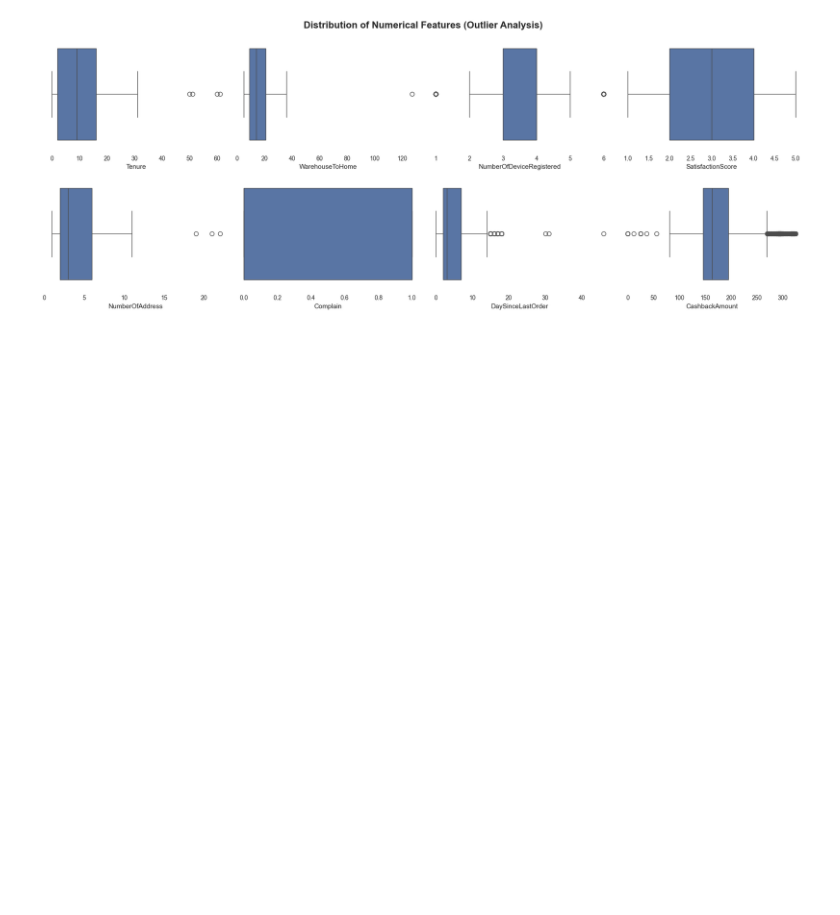
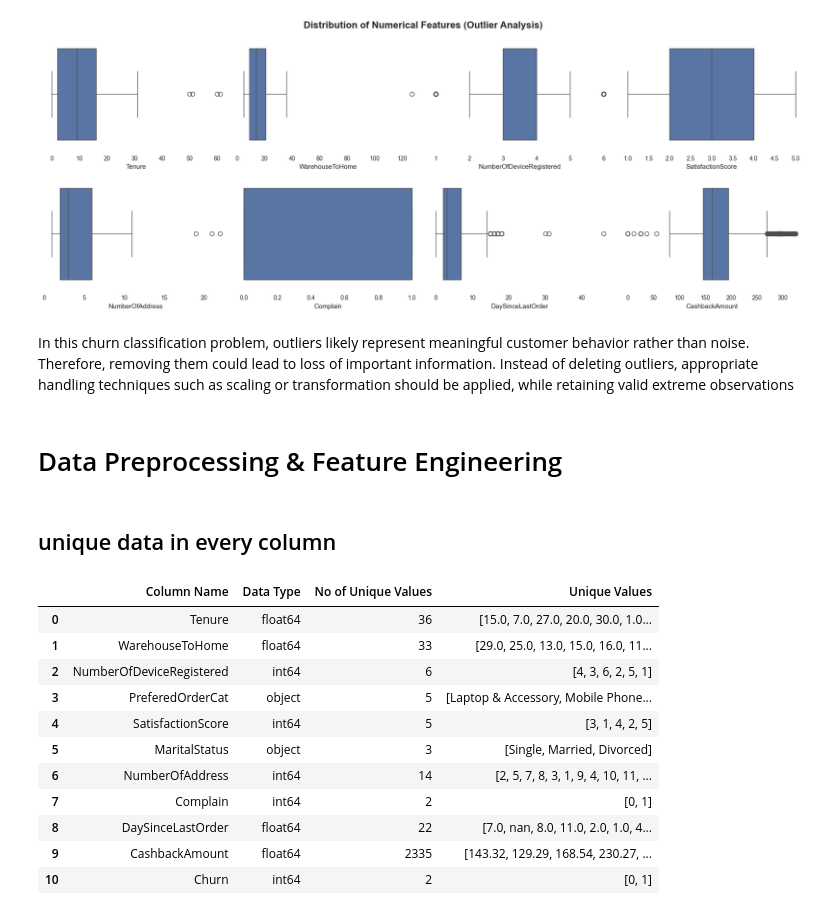
Before and after one commit to nayana-sisil/predictive-customer-churn-ecommerce-retention, a Jupyter notebook: cutomer_churn.ipynb, the cells around one changed output. Drawn from its saved outputs; the diff is of its cells as text; code cells hidden in the pictures; blank space fills up the shorter version.

```diff
--- a/cutomer_churn.ipynb
+++ b/cutomer_churn.ipynb
@@ -377,3 +379,7 @@ plt.tight_layout()
 plt.show()
 # %% [output]
 [figure]
+# %% [markdown]
+In this churn classification problem, outliers likely represent meaningful customer behavior rather than noise. Therefore, removing them could lead to loss of important information. Instead of deleting outliers, appropriate handling techniques such as scaling or transformation should be applied, while retaining valid extreme observations
+# %% [markdown]
+# Data Preprocessing & Feature Engineering
@@ -379,0 +388,24 @@ plt.show()
+# %% [markdown]
+## unique data in every column
+# %%
+list_item = []
+
+for column in df_cleaned.columns:
+    list_item.append([column, df_cleaned[column].dtype, df_cleaned[column].nunique(), df_cleaned[column].unique()])
+
+table_unique = pd.DataFrame(data=list_item,  columns=['Column Name','Data Type','No of Unique Values','Unique Values'])
+
+table_unique
+# %% [output]
+|  | Column Name | Data Type | No of Unique Values | Unique Values |
+| 0 | Tenure | float64 | 36 | [15.0, 7.0, 27.0, 20.0, 30.0, 1.0... |
+| 1 | WarehouseToHome | float64 | 33 | [29.0, 25.0, 13.0, 15.0, 16.0, 11... |
+| 2 | NumberOfDeviceRegistered | int64 | 6 | [4, 3, 6, 2, 5, 1] |
+| 3 | PreferedOrderCat | object | 5 | [Laptop & Accessory, Mobile Phone... |
+| 4 | SatisfactionScore | int64 | 5 | [3, 1, 4, 2, 5] |
+| 5 | MaritalStatus | object | 3 | [Single, Married, Divorced] |
+| 6 | NumberOfAddress | int64 | 14 | [2, 5, 7, 8, 3, 1, 9, 4, 10, 11, ... |
+| 7 | Complain | int64 | 2 | [0, 1] |
+| 8 | DaySinceLastOrder | float64 | 22 | [7.0, nan, 8.0, 11.0, 2.0, 1.0, 4... |
+| 9 | CashbackAmount | float64 | 2335 | [143.32, 129.29, 168.54, 230.27, ... |
+| 10 | Churn | int64 | 2 | [0, 1] |
```
Also changed, not shown: parts of 9 cells of this notebook.
